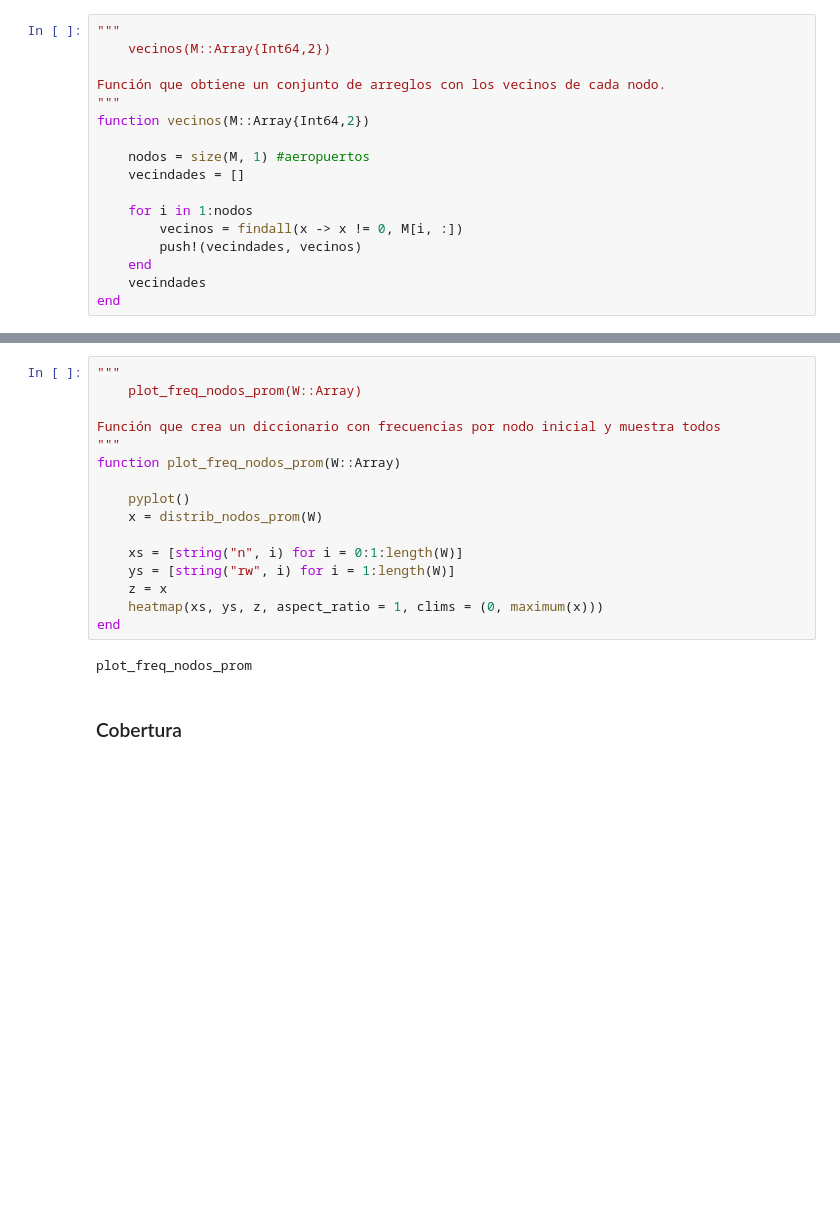
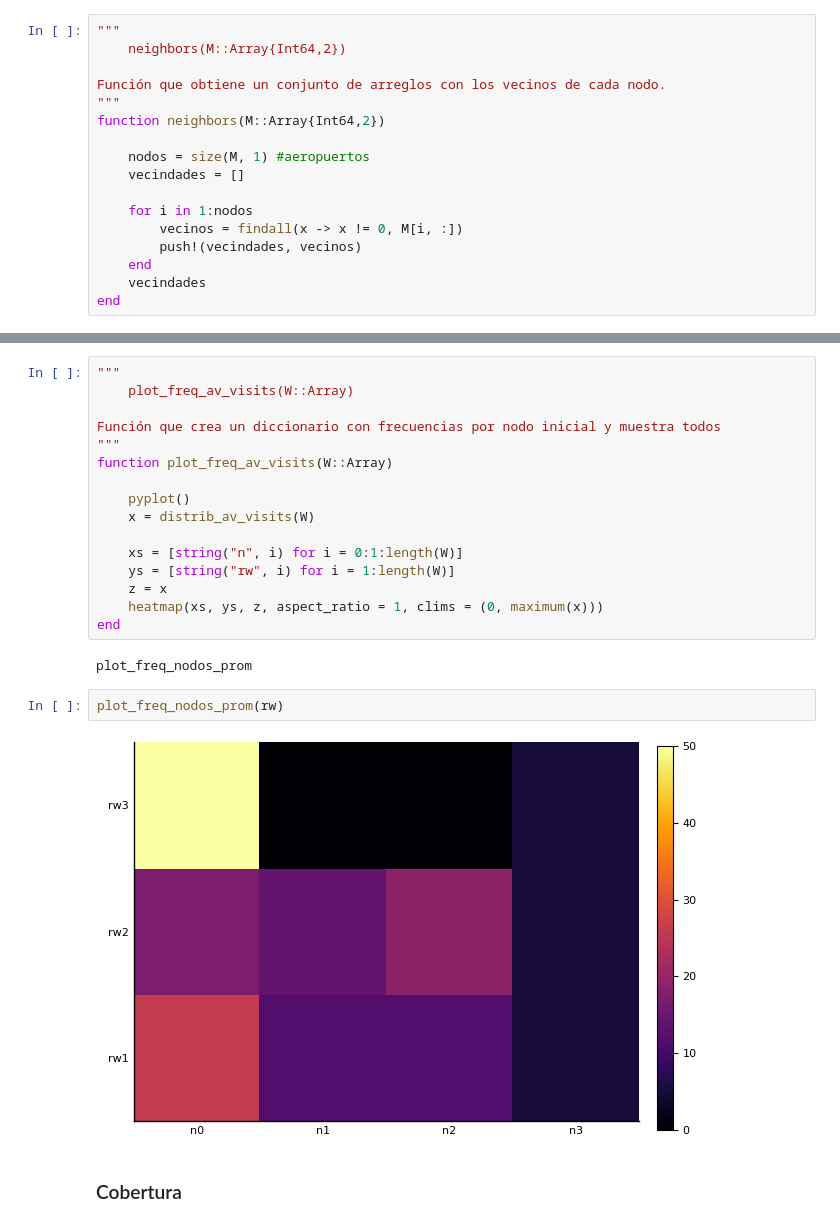
Before and after one commit to Yuriyama/Proyecto_aerolineas, a Jupyter notebook: Code/Multiplex_RW.ipynb, the cells around one changed output, grey strips where cells are left out. Saved outputs shown, nothing was run; the diff lists cells and outputs as text; blank space fills up the shorter version.

```diff
--- a/Code/Multiplex_RW.ipynb
+++ b/Code/Multiplex_RW.ipynb
@@ -217,11 +196,11 @@ plot_distrib (generic function with 1 method)
 ### Vecinos
 # %%
 """
-    vecinos(M::Array{Int64,2})
+    neighbors(M::Array{Int64,2})
 
 Función que obtiene un conjunto de arreglos con los vecinos de cada nodo.
 """
-function vecinos(M::Array{Int64,2})
+function neighbors(M::Array{Int64,2})
 
     nodos = size(M, 1) #aeropuertos
     vecindades = []
@@ -682,14 +677,14 @@ rw = random_walk(mat, 10, 5)
  [3 0 … 0 0; 3 0 … 0 0; … ; 3 0 … 0 0; 3 0 … 0 0]
 # %%
 """
-    plot_freq_nodos_prom(W::Array)
+    plot_freq_av_visits(W::Array)
 
 Función que crea un diccionario con frecuencias por nodo inicial y muestra todos
 """
-function plot_freq_nodos_prom(W::Array)
+function plot_freq_av_visits(W::Array)
 
     pyplot()
-    x = distrib_nodos_prom(W)
+    x = distrib_av_visits(W)
 
     xs = [string("n", i) for i = 0:1:length(W)]
     ys = [string("rw", i) for i = 1:length(W)]
@@ -698,6 +693,10 @@ function plot_freq_nodos_prom(W::Array)
 end
 # %% [output]
 plot_freq_nodos_prom
+# %%
+plot_freq_nodos_prom(rw)
+# %% [output]
+[figure, added]
 # %% [markdown]
 ### Cobertura
 # %%
```
Also changed, not shown: parts of 15 cells of this notebook.
